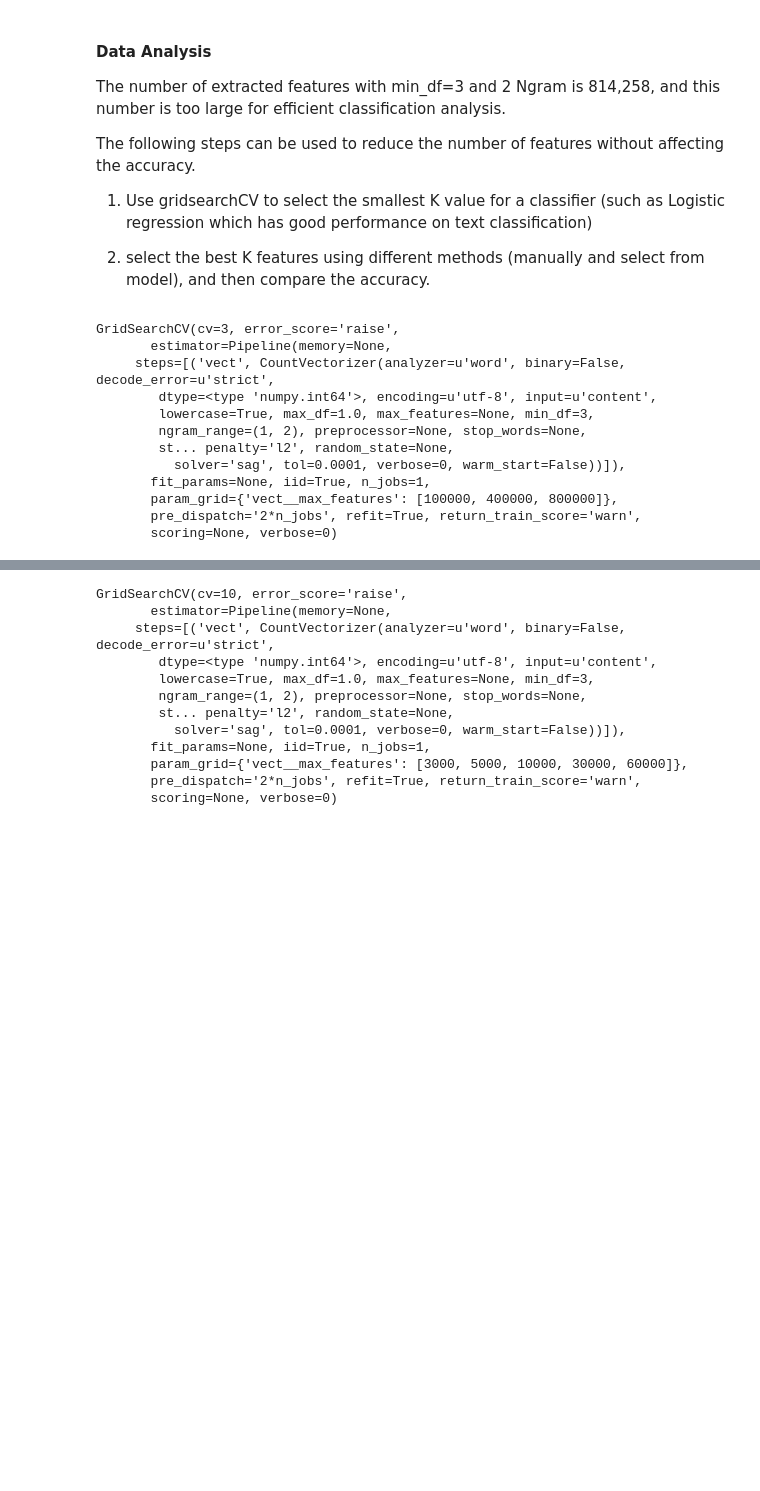
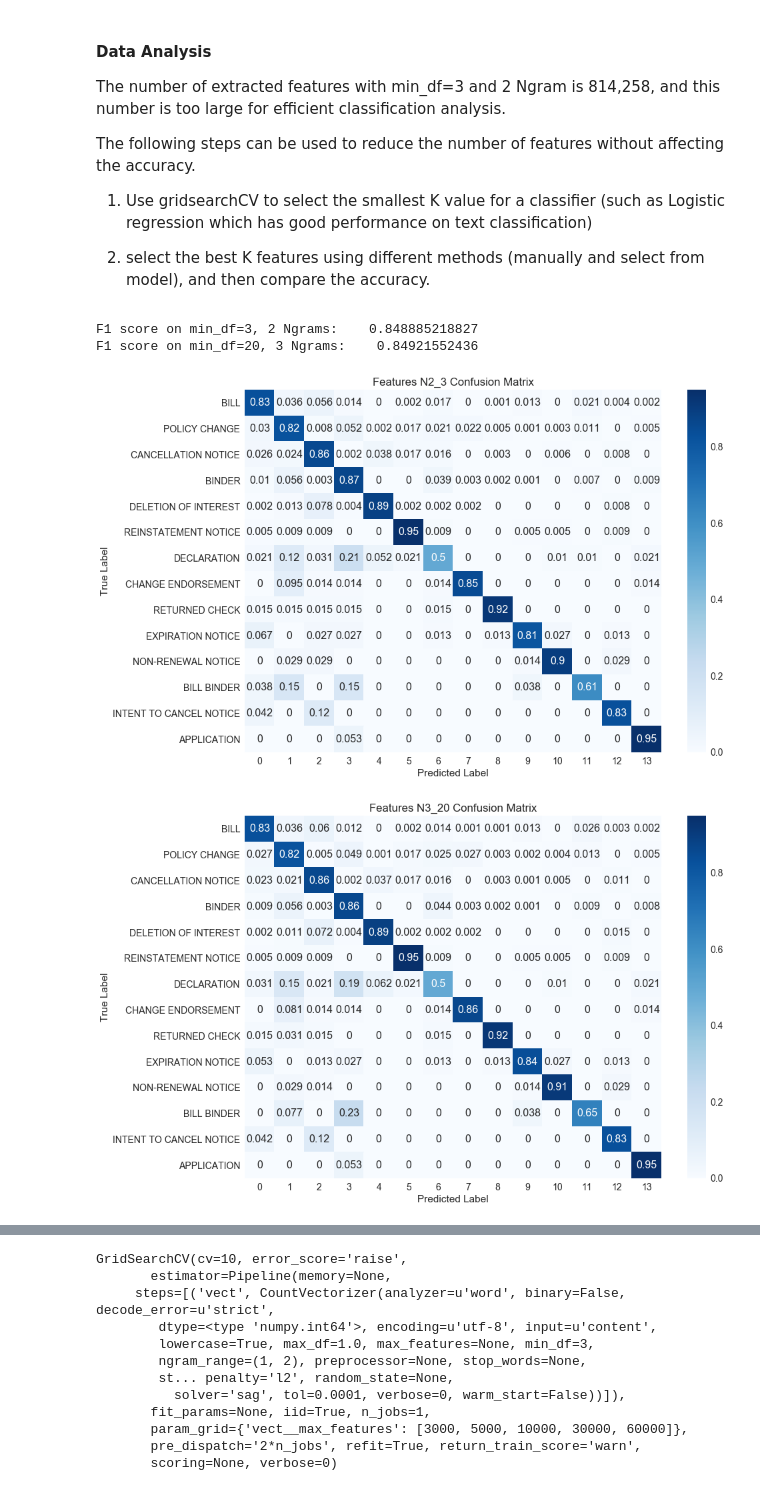
Before and after one commit to yeshihappy/HeavyWater-classification-model, a Jupyter notebook: classification_code/Data_Preprocessing.ipynb, the cells around one changed output, grey strips where cells are left out. Saved outputs shown, nothing was run; the diff lists cells and outputs as text; code cells hidden in the pictures; blank space fills up the shorter version.

```diff
--- a/classification_code/Data_Preprocessing.ipynb
+++ b/classification_code/Data_Preprocessing.ipynb
@@ -105,6 +105,12 @@ Label Decoding:  ['APPLICATION' 'BILL' 'BILL BINDER' 'BINDER' 'CANCELLATION NOTI
  'CHANGE ENDORSEMENT' 'DECLARATION' 'DELETION OF INTEREST'
  'EXPIRATION NOTICE' 'INTENT TO CANCEL NOTICE' 'NON-RENEWAL NOTICE'
  'POLICY CHANGE' 'REINSTATEMENT NOTICE' 'RETURNED CHECK']
+# %%
+# get X : words; Y: Labels/Classes
+Y=dataset['ID']
+X=[str(i) for i in dataset['Values']]
+# create training (90%) and test sets (10%)
+X_train, X_test, Y_train, Y_test = train_test_split(X, Y, test_size=0.1, random_state=42)
 # %% [markdown]
 ## Feature Selection
 
@@ -157,6 +158,49 @@ The following steps can be used to reduce the number of features without affecti
 1. Use gridsearchCV to select the smallest K value for a classifier (such as Logistic regression which has good performance on text classification)
 
 2. select the best K features using different methods (manually and select from model), and then compare the accuracy.
+# %%
+# compare the performance of two feature sets (N2_3 VS N3_20)
+clf=LogisticRegression(solver='lbfgs',multi_class='multinomial',class_weight='balanced',max_iter=1000,random_state = 42)
+tfidf = TfidfVectorizer(sublinear_tf=True, min_df=3, norm='l2', encoding='utf-8', ngram_range=(1, 2))
+pipeline_N2_3=Pipeline([('tfidf',tfidf),('clf',clf)])
+pipeline_N2_3.fit(X_train, Y_train)
+Y_pred_N2_3=pipeline_N2_3.predict(X_test)
+print "F1 score on min_df=3, 2 Ngrams:   ",f1_score(Y_test,Y_pred_N2_3,average='micro')
+tfidf_N3_20 = TfidfVectorizer(sublinear_tf=True, min_df=20, norm='l2', encoding='utf-8', ngram_range=(1, 3))
+pipeline_N3_20=Pipeline([('tfidf',tfidf_N3_20),('clf',clf)])
+pipeline_N3_20.fit(X_train, Y_train)
+Y_pred_N3_20=pipeline_N3_20.predict(X_test)
+print "F1 score on min_df=20, 3 Ngrams:   ",f1_score(Y_test,Y_pred_N3_20,average='micro')
+# %% [output]
+F1 score on min_df=3, 2 Ngrams:    0.848885218827
+F1 score on min_df=20, 3 Ngrams:    0.84921552436
+# %%
+# plot confusion matrix
+def plotConfusionMatrix(methodName,cm):
+    # normalize the confusion matrix
+    cm_norm=cm.astype('float')/cm.sum(axis=1)[:,np.newaxis]
+    cm_norm=np.round(cm_norm,3)
+    cm_plot=pd.DataFrame(cm_norm,labels,range(14))
+    # plot confusion matrix
+    fig=plt.figure(figsize=(14,10))
+    sn.set(font_scale=1.4)   # for label size
+    sn.heatmap(cm_plot,annot=True,annot_kws={"size":16},cmap=plt.cm.Blues) #font size
+    plt.title(methodName + ' Confusion Matrix')
+    plt.ylabel('True Label')
+    plt.xlabel('Predicted Label')
+    plt.show()
+# %%
+fileName_label='labelEncoder.pkl'
+encoder=pickle.load(open(fileName_label,'rb'))
+labels=['BILL','POLICY CHANGE','CANCELLATION NOTICE','BINDER','DELETION OF INTEREST','REINSTATEMENT NOTICE','DECLARATION','CHANGE ENDORSEMENT','RETURNED CHECK','EXPIRATION NOTICE','NON-RENEWAL NOTICE','BILL BINDER','INTENT TO CANCEL NOTICE','APPLICATION']
+labels_ID=encoder.transform(labels)
+cm_N2_3=confusion_matrix(Y_test,Y_pred_N2_3,labels=labels_ID)
+plotConfusionMatrix('Features N2_3',cm_N2_3)
+cm_N3_20=confusion_matrix(Y_test,Y_pred_N3_20,labels=labels_ID)
+plotConfusionMatrix('Features N3_20',cm_N3_20)
+# %% [output]
+[figure, added]
+[figure, added]
 # %%
 # use gridsearchCV to select the smallest K value for Logistic Regression
 cvt=CountVectorizer(min_df=3,ngram_range=(1, 2))
@@ -164,21 +208,8 @@ tft=TfidfTransformer(sublinear_tf=True)
 clf=LogisticRegression(solver='sag',class_weight='balanced',max_iter=100)
 pipe=Pipeline([('vect', cvt),('tfidf', tft),('clf',clf)])
 parameters={'vect__max_features':[100000,400000,800000]}
-grid_LR_large=GridSearchCV(pipe,cv=3,param_grid=parameters)
+grid_LR_large=GridSearchCV(pipe,cv=10,param_grid=parameters)
 grid_LR_large.fit(X,Y)
-# %% [output]
-GridSearchCV(cv=3, error_score='raise',
-       estimator=Pipeline(memory=None,
-     steps=[('vect', CountVectorizer(analyzer=u'word', binary=False, decode_error=u'strict',
-        dtype=<type 'numpy.int64'>, encoding=u'utf-8', input=u'content',
-        lowercase=True, max_df=1.0, max_features=None, min_df=3,
-        ngram_range=(1, 2), preprocessor=None, stop_words=None,
-        st... penalty='l2', random_state=None,
-          solver='sag', tol=0.0001, verbose=0, warm_start=False))]),
-       fit_params=None, iid=True, n_jobs=1,
-       param_grid={'vect__max_features': [100000, 400000, 800000]},
-       pre_dispatch='2*n_jobs', refit=True, return_train_score='warn',
-       scoring=None, verbose=0)
 # %%
 results_large=grid_LR_large.cv_results_
 pd.DataFrame(results_large).head()
```
Also changed, not shown: parts of 1 cell of this notebook, 1 other file.
